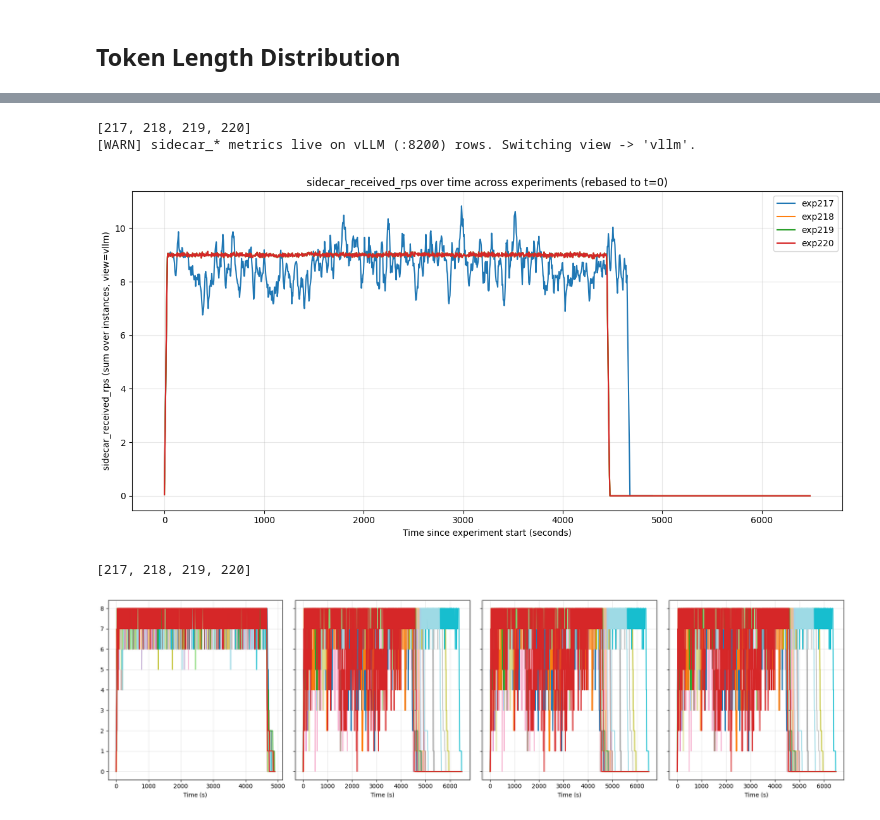
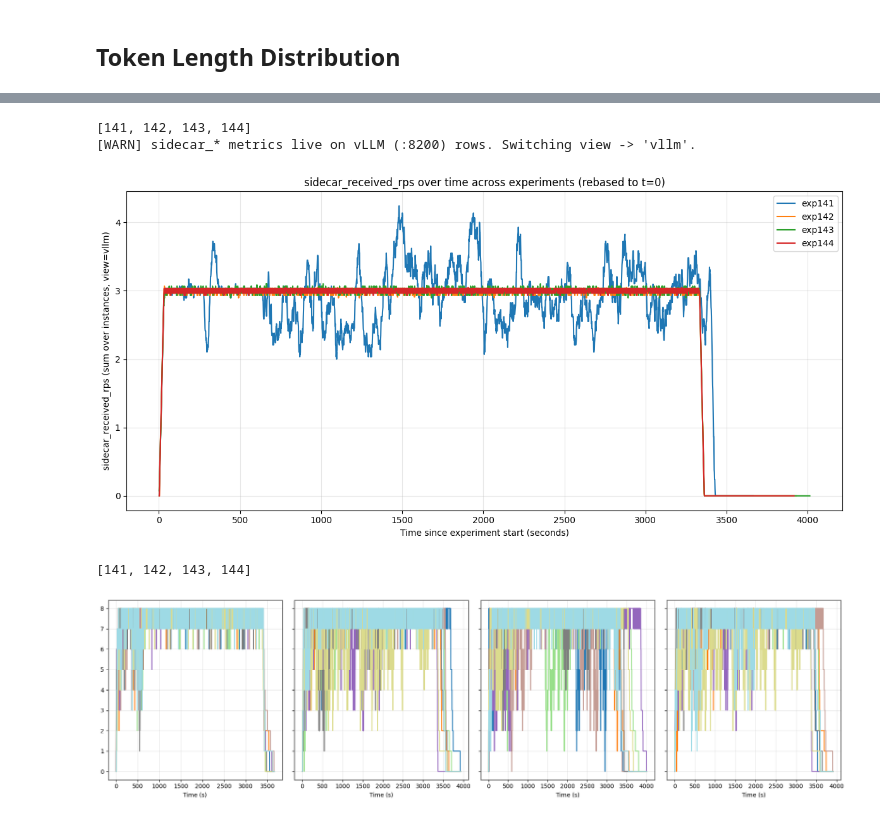
Before and after one commit to immengzi/LLM-LA, a Jupyter notebook: microservice/analysis.ipynb, the cells around one changed output, grey strips where cells are left out. Saved outputs shown, nothing was run; the diff lists cells and outputs as text; code cells hidden in the pictures.

```diff
--- a/microservice/analysis.ipynb
+++ b/microservice/analysis.ipynb
@@ -596,7 +596,7 @@ import pandas as pd
 
 # ---- choose experiments ----
 # choose which series you want
-series_ids = [54]
+series_ids = [35]
 
 experiments = experiments_from_series(series_ids)
 
@@ -647,7 +647,7 @@ import pandas as pd
 
 # ---- choose experiments ----
 # choose which series you want
-series_ids = [54]
+series_ids = [35]
 
 experiments = experiments_from_series(series_ids)
 
@@ -707,7 +707,7 @@ import pandas as pd
 
 # -------- choose experiments to compare --------
 # choose which series you want
-series_ids = [54]
+series_ids = [35]
 
 experiments = experiments_from_series(series_ids)
 
@@ -854,7 +854,7 @@ import pandas as pd
 
 # ---- choose experiments ----
 # choose which series you want
-series_ids = [54]
+series_ids = [35]
 
 experiments = experiments_from_series(series_ids)
 
@@ -967,9 +967,9 @@ plt.legend(loc="upper right")
 plt.grid(True, alpha=0.3)
 plt.tight_layout()
 # %% [output]
-[217, 218, 219, 220]
+[141, 142, 143, 144]
 [WARN] sidecar_* metrics live on vLLM (:8200) rows. Switching view -> 'vllm'.
-[figure, old version]
+[figure, new version]
 # %%
 from experiment_analysis import load_experiment_prom_samples
 import matplotlib.pyplot as plt
@@ -979,7 +979,7 @@ import re
 import os
 
 # ---- choose experiments ----
-series_ids = [54]
+series_ids = [35]
 experiments = experiments_from_series(series_ids)
 print(experiments)
 
@@ -1057,32 +1057,32 @@ if len(experiments) == 1:
 for ax, exp_id in zip(axes, experiments):
     df = data_by_exp.get(exp_id)
     if df is None or df.empty:
         ax.grid(True, alpha=0.3)
         continue
 
     for slot, g in df.groupby("server_slot"):
         if slot not in color_map:
             continue
         g = g.sort_values("t_rel_s")
         ax.plot(
             g["t_rel_s"],
             g[metric],
             color=color_map[slot],
             linewidth=1.5,
         )
 
     ax.set_xlabel("Time (s)")
     ax.grid(True, alpha=0.3)
 
 plt.tight_layout()
 
 # ------------------------------------------------------------
 # Save figure
 # ------------------------------------------------------------
 os.makedirs("figures", exist_ok=True)
 plt.savefig(f"figures/{metric}_per_vllm_queue_comparison.png", dpi=300)
 
 plt.show()
 # %% [output]
-[217, 218, 219, 220]
+[141, 142, 143, 144]
-[figure, old version]
+[figure, new version]
```
Also changed, not shown: parts of 9 cells of this notebook, 34 other files.
